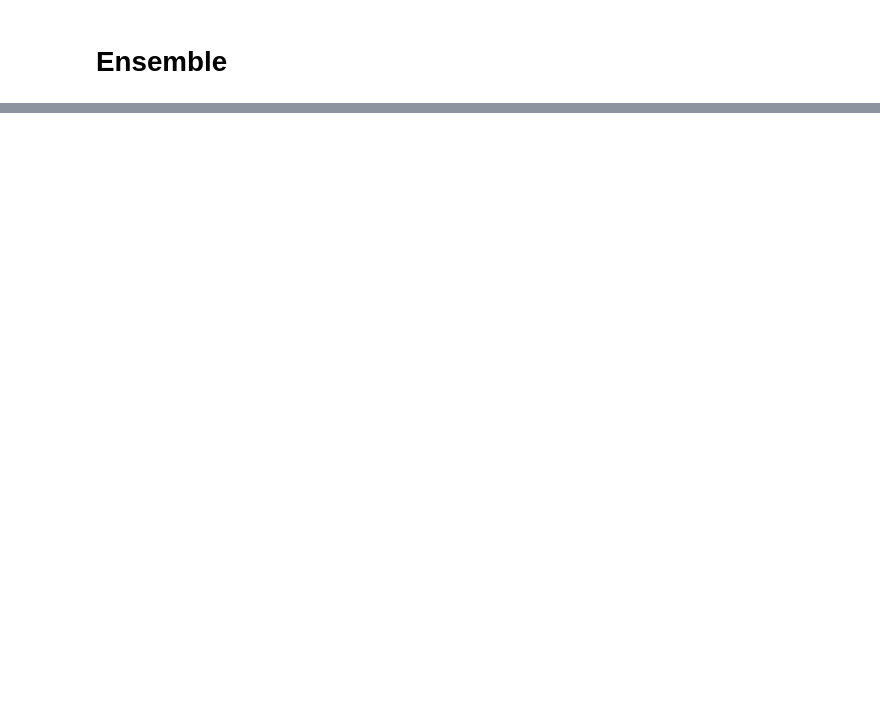
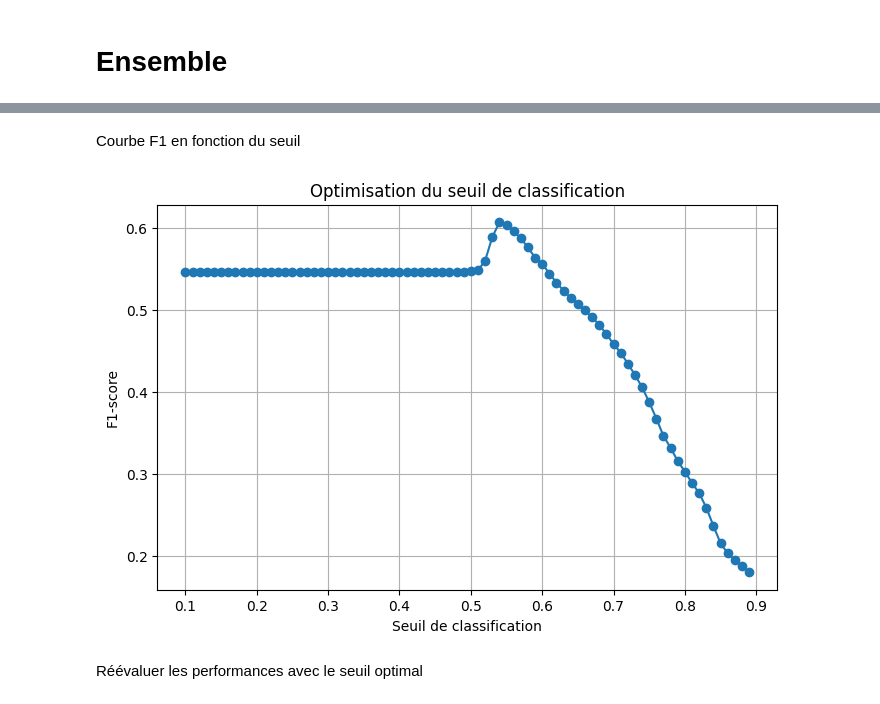
Before and after one commit to Melnando/ZTA-in-EIV, a Jupyter notebook: NEW_ZTA_in_EIV.ipynb, the cells around one changed output, grey strips where cells are left out. Drawn from its saved outputs; the diff is of its cells as text; code cells hidden in the pictures; blank space fills up the shorter version.

```diff
--- a/NEW_ZTA_in_EIV.ipynb
+++ b/NEW_ZTA_in_EIV.ipynb
@@ -300,0 +320,14 @@ plt.show()
+# %%
+best_threshold = 0.5
+best_f1 = 0.0
+
+thresholds = np.arange(0.1, 0.9, 0.01)
+f1_scores = []
+
+for threshold in thresholds:
+    y_pred_thresh = (ensemble_preds > threshold).astype(int)
+    f1 = f1_score(y_test, y_pred_thresh)
+    f1_scores.append(f1)
+    if f1 > best_f1:
+        best_f1 = f1
+        best_threshold = threshold
@@ -300,0 +340,14 @@ plt.show()
+# %% [markdown]
+Courbe F1 en fonction du seuil
+# %%
+plt.figure(figsize=(8, 5))
+plt.plot(thresholds, f1_scores, marker='o')
+plt.xlabel('Seuil de classification')
+plt.ylabel('F1-score')
+plt.title('Optimisation du seuil de classification')
+plt.grid(True)
+plt.show()
+# %% [output]
+[figure, added]
+# %% [markdown]
+Réévaluer les performances avec le seuil optimal
```
Also changed, not shown: parts of 18 cells of this notebook.
